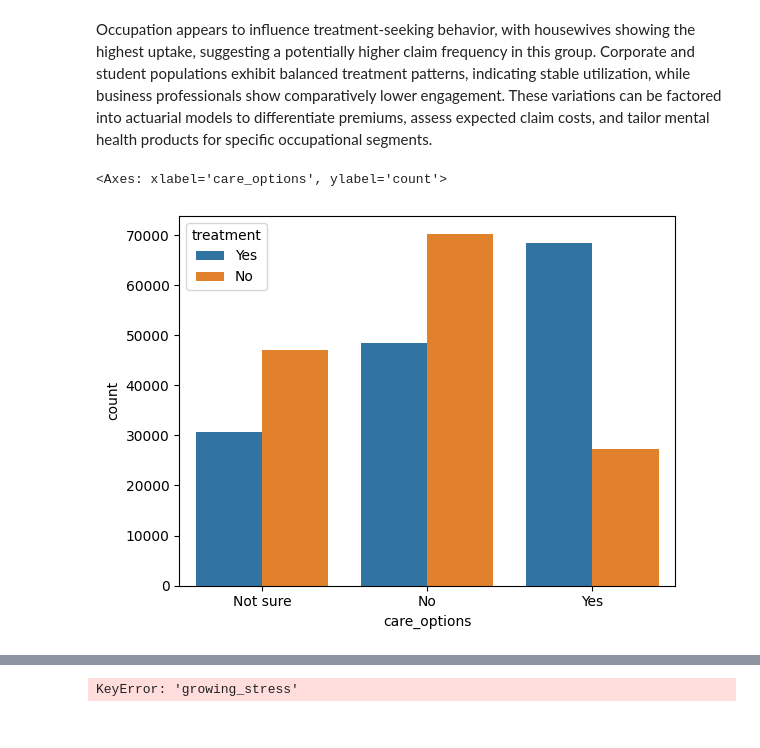
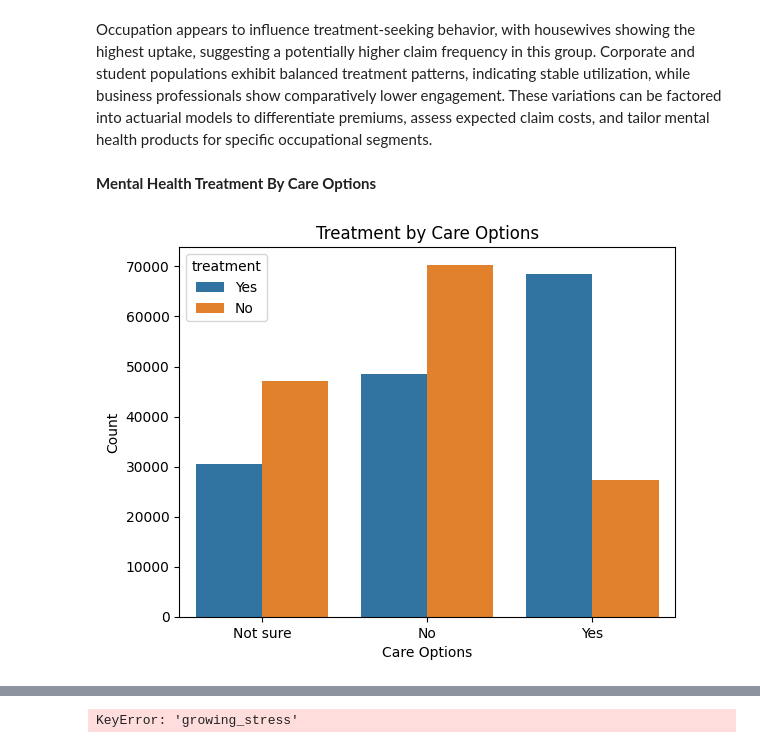
Before and after one commit to joseph-4640/mental-segmentation, a Jupyter notebook: mental.ipynb, the cells around one changed output, grey strips where cells are left out. Cells and saved outputs as stored; diff of their text form; code cells hidden in the pictures.

```diff
--- a/mental.ipynb
+++ b/mental.ipynb
@@ -123,8 +125,13 @@ plt.show()
 [figure]
 # %% [markdown]
 Occupation appears to influence treatment-seeking behavior, with housewives showing the highest uptake, suggesting a potentially higher claim frequency in this group. Corporate and student populations exhibit balanced treatment patterns, indicating stable utilization, while business professionals show comparatively lower engagement. These variations can be factored into actuarial models to differentiate premiums, assess expected claim costs, and tailor mental health products for specific occupational segments.
+# %% [markdown]
+**Mental Health Treatment By Care Options**
 # %%
 sns.countplot(x='care_options', hue='treatment', data=df)
+plt.xlabel("Care Options")
+plt.ylabel("Count")
+plt.title("Treatment by Care Options")
+plt.show()
 # %% [output]
-<Axes: xlabel='care_options', ylabel='count'>
-[figure, old version]
+[figure, new version]
```
Also changed, not shown: parts of 2 cells of this notebook.
